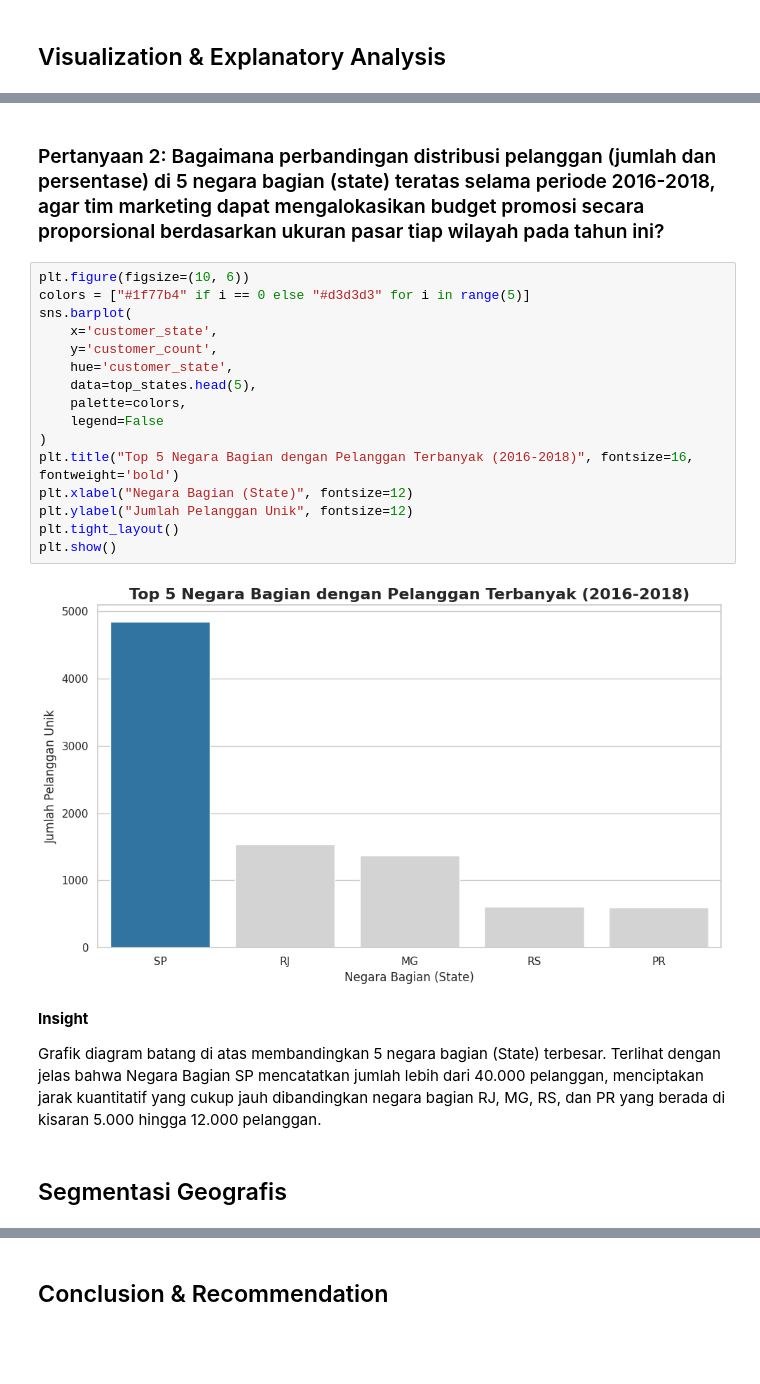
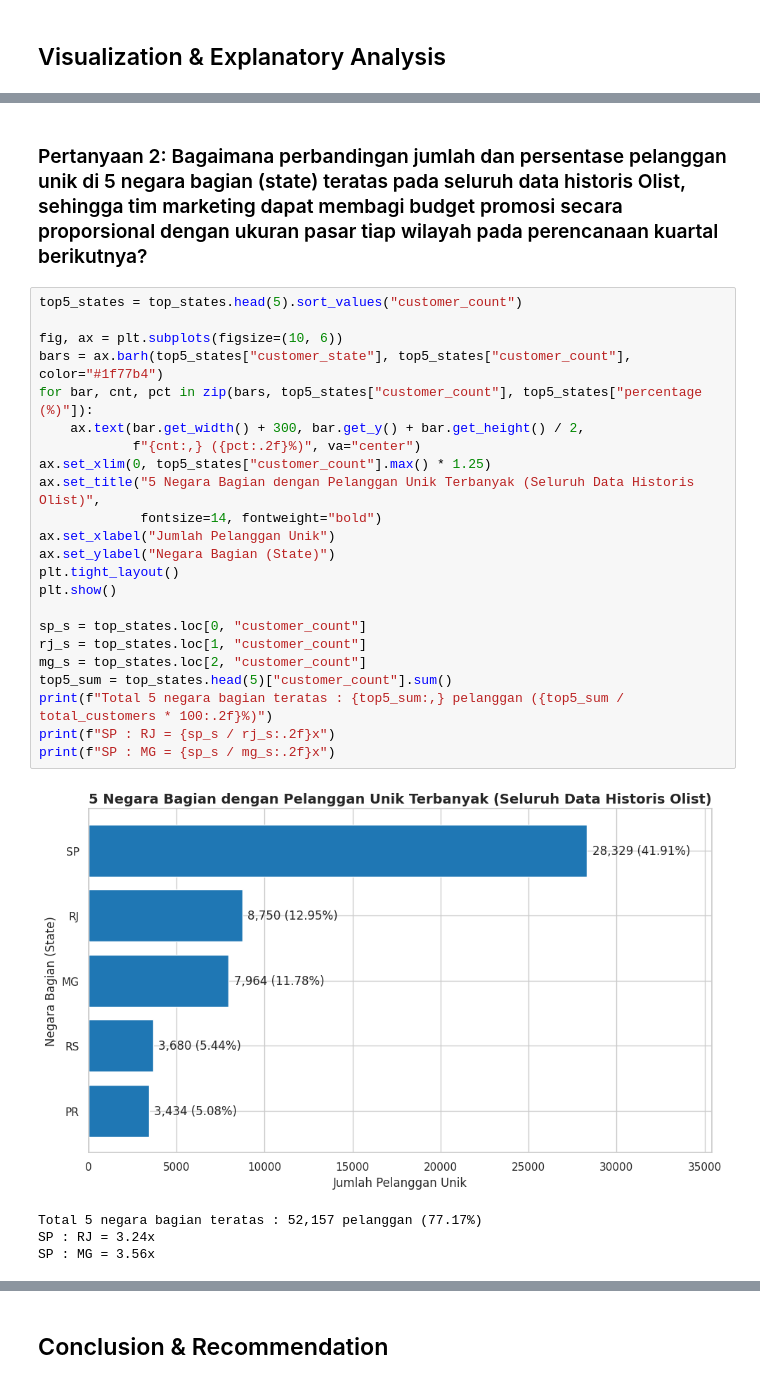
Before and after one commit to Ihsann333/Project_Submission, a Jupyter notebook: Notebook.ipynb, the cells around one changed output, grey strips where cells are left out. Saved outputs shown, nothing was run; the diff lists cells and outputs as text; blank space fills up the shorter version.

```diff
--- a/Notebook.ipynb
+++ b/Notebook.ipynb
@@ -157,26 +260,30 @@ Grafik batang horizontal di atas dengan jelas menunjukkan kota São Paulo memimp
 # %% [markdown]
-### Pertanyaan 2: Bagaimana perbandingan distribusi pelanggan (jumlah dan persentase) di 5 negara bagian (state) teratas selama periode 2016-2018, agar tim marketing dapat mengalokasikan budget promosi secara proporsional berdasarkan ukuran pasar tiap wilayah pada tahun ini?
+### Pertanyaan 2: Bagaimana perbandingan jumlah dan persentase pelanggan unik di 5 negara bagian (state) teratas pada seluruh data historis Olist, sehingga tim marketing dapat membagi budget promosi secara proporsional dengan ukuran pasar tiap wilayah pada perencanaan kuartal berikutnya?
-# %%
-plt.figure(figsize=(10, 6))
-colors = ["#1f77b4" if i == 0 else "#d3d3d3" for i in range(5)]
-sns.barplot(
-    x='customer_state',
-    y='customer_count',
-    hue='customer_state',
-    data=top_states.head(5),
-    palette=colors,
-    legend=False
-)
-plt.title("Top 5 Negara Bagian dengan Pelanggan Terbanyak (2016-2018)", fontsize=16, fontweight='bold')
-plt.xlabel("Negara Bagian (State)", fontsize=12)
-plt.ylabel("Jumlah Pelanggan Unik", fontsize=12)
-plt.tight_layout()
-plt.show()
-# %% [output]
-[figure, removed]
-# %% [markdown]
-**Insight**
-
-Grafik diagram batang di atas membandingkan 5 negara bagian (State) terbesar. Terlihat dengan jelas bahwa Negara Bagian SP mencatatkan jumlah lebih dari 40.000 pelanggan, menciptakan jarak kuantitatif yang cukup jauh dibandingkan negara bagian RJ, MG, RS, dan PR yang berada di kisaran 5.000 hingga 12.000 pelanggan.
-# %% [markdown]
-## Segmentasi Geografis
+# %%
+top5_states = top_states.head(5).sort_values("customer_count")
+
+fig, ax = plt.subplots(figsize=(10, 6))
+bars = ax.barh(top5_states["customer_state"], top5_states["customer_count"], color="#1f77b4")
+for bar, cnt, pct in zip(bars, top5_states["customer_count"], top5_states["percentage (%)"]):
+    ax.text(bar.get_width() + 300, bar.get_y() + bar.get_height() / 2,
+            f"{cnt:,} ({pct:.2f}%)", va="center")
+ax.set_xlim(0, top5_states["customer_count"].max() * 1.25)
+ax.set_title("5 Negara Bagian dengan Pelanggan Unik Terbanyak (Seluruh Data Historis Olist)",
+             fontsize=14, fontweight="bold")
+ax.set_xlabel("Jumlah Pelanggan Unik")
+ax.set_ylabel("Negara Bagian (State)")
+plt.tight_layout()
+plt.show()
+
+sp_s = top_states.loc[0, "customer_count"]
+rj_s = top_states.loc[1, "customer_count"]
+mg_s = top_states.loc[2, "customer_count"]
+top5_sum = top_states.head(5)["customer_count"].sum()
+print(f"Total 5 negara bagian teratas : {top5_sum:,} pelanggan ({top5_sum / total_customers * 100:.2f}%)")
+print(f"SP : RJ = {sp_s / rj_s:.2f}x")
+print(f"SP : MG = {sp_s / mg_s:.2f}x")
+# %% [output]
+[figure, added]
+Total 5 negara bagian teratas : 52,157 pelanggan (77.17%)
+SP : RJ = 3.24x
+SP : MG = 3.56x
```
Also changed, not shown: parts of 35 cells of this notebook, 4 other files.
